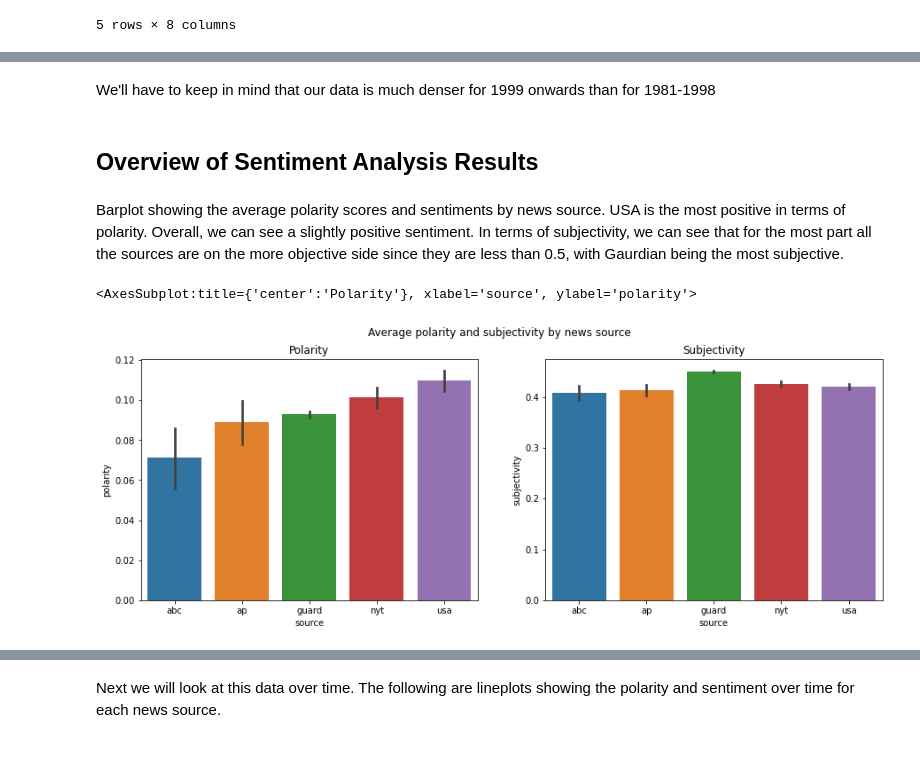
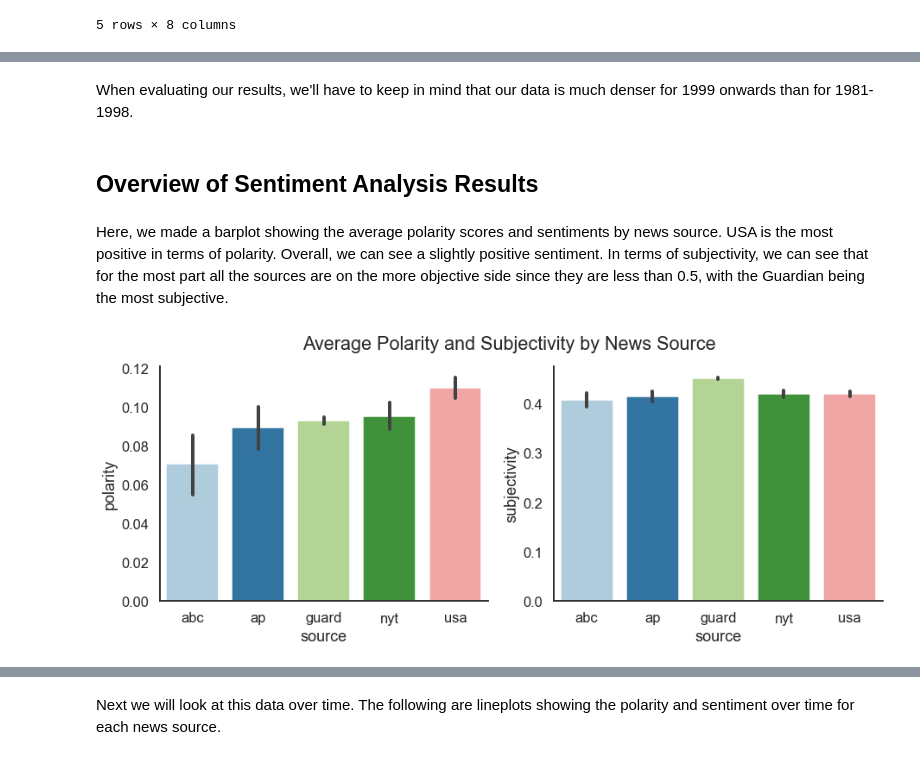
Before and after one commit to lilys01/sentiment-analysis-deaf-community, a Jupyter notebook: FinalProjectGroup054-Wi22.ipynb, the cells around one changed output, grey strips where cells are left out. Saved outputs shown, nothing was run; the diff lists cells and outputs as text; code cells hidden in the pictures.

```diff
--- a/FinalProjectGroup054-Wi22.ipynb
+++ b/FinalProjectGroup054-Wi22.ipynb
@@ -300 +302,5 @@ combined_df.head()
+# %%
+plt.rcParams['figure.figsize'] = (10, 7)
+sns.set(context = 'talk', style='white', font_scale=1, rc={'axes.spines.right': False,'axes.spines.top': False})
+newsPalette = ["#a6cee3", "#1f78b4", "#b2df8a", "#33a02c", "#fb9a99"]
 # %% [markdown]
@@ -302,4 +307,0 @@ Checking to see how many articles we have per year
-# %%
-plt.rcParams['figure.figsize'] = (17, 15)
-
-sns.countplot(data=combined_df, x='year')
@@ -309,17 +315,15 @@ sns.countplot(data=combined_df, x='year')
 # %% [markdown]
-We'll have to keep in mind that our data is much denser for 1999 onwards than for 1981-1998
+When evaluating our results, we'll have to keep in mind that our data is much denser for 1999 onwards than for 1981-1998.
 # %% [markdown]
 ## Overview of Sentiment Analysis Results
 # %% [markdown]
-Barplot showing the average polarity scores and sentiments by news source. USA is the most positive in terms of polarity. Overall, we can see a slightly positive sentiment. In terms of subjectivity, we can see that for the most part all the sources are on the more objective side since they are less than 0.5, with Gaurdian being the most subjective.
+Here, we made a barplot showing the average polarity scores and sentiments by news source. USA is the most positive in terms of polarity. Overall, we can see a slightly positive sentiment. In terms of subjectivity, we can see that for the most part all the sources are on the more objective side since they are less than 0.5, with the Guardian being the most subjective.
 # %%
 fig, axes = plt.subplots(1, 2, figsize=(15, 5))
-fig.suptitle('Average polarity and subjectivity by news source')
-axes[1].set_title('Subjectivity')
-axes[0].set_title('Polarity')
-sns.barplot(ax=axes[1],x=combined_df['source'], y=combined_df['subjectivity'])
-sns.barplot(ax=axes[0],x=combined_df['source'], y=combined_df['polarity'])
+fig.suptitle('Average Polarity and Subjectivity by News Source')
+sns.barplot(ax=axes[1],x=combined_df['source'], y=combined_df['subjectivity'], palette=newsPalette)
+sns.barplot(ax=axes[0],x=combined_df['source'], y=combined_df['polarity'], palette=newsPalette)
+plt.show()
 # %% [output]
-<AxesSubplot:title={'center':'Polarity'}, xlabel='source', ylabel='polarity'>
-[figure, old version]
+[figure, new version]
 # %% [markdown]
```
Also changed, not shown: parts of 79 cells of this notebook.
